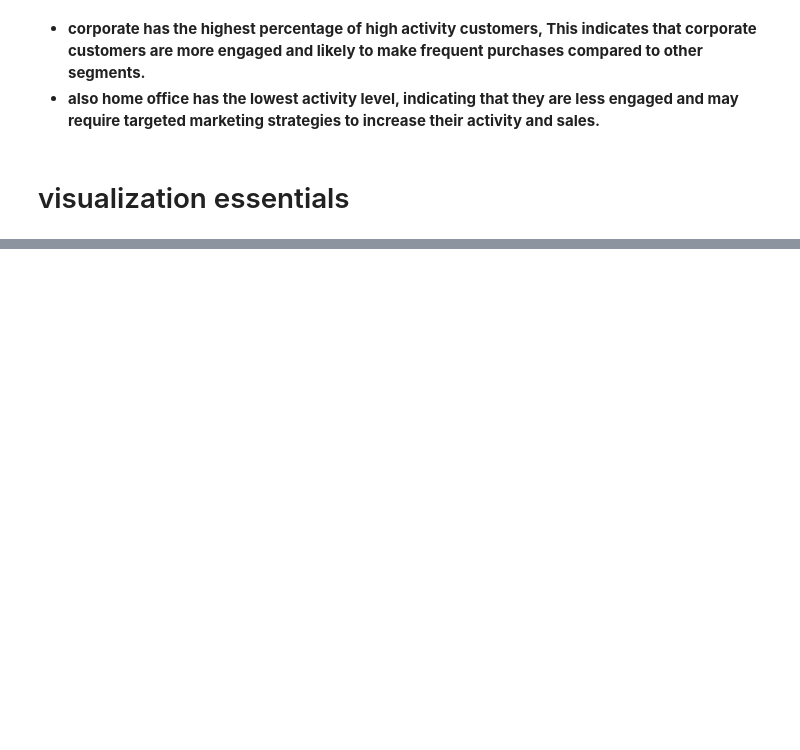
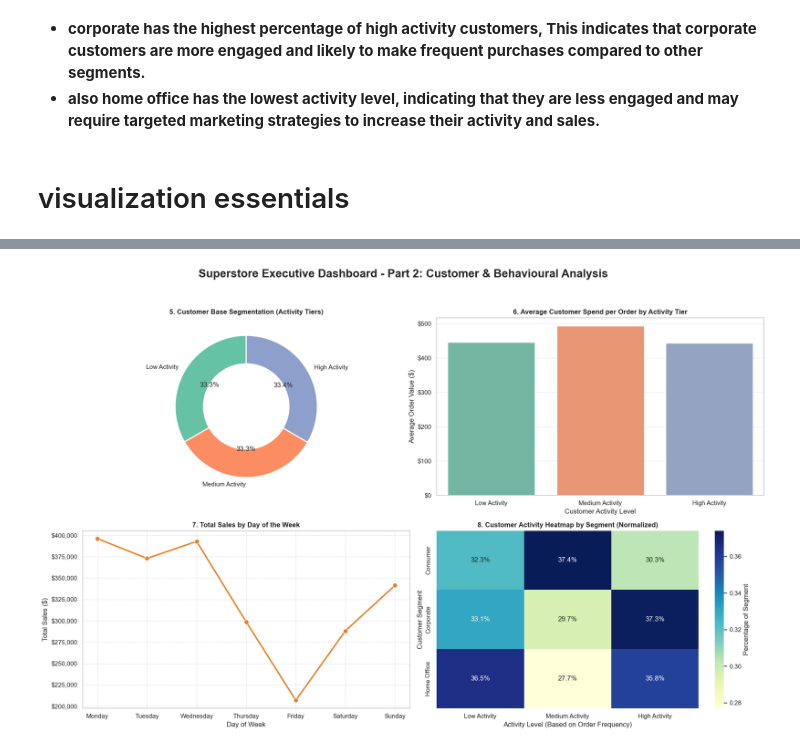
Before and after one commit to HanaAhmed90X/mini_project, a Jupyter notebook: analysis.ipynb, the cells around one changed output, grey strips where cells are left out. Saved outputs shown, nothing was run; the diff lists cells and outputs as text; code cells hidden in the pictures; blank space fills up the shorter version.

```diff
--- a/analysis.ipynb
+++ b/analysis.ipynb
@@ -618,0 +570,63 @@ NameError: name 'monthly_trend' is not defined
+# %%
+# Setup Figure for Second 4 Visuals
+fig, axes = plt.subplots(2, 2, figsize=(18, 12))
+plt.subplots_adjust(hspace=0.35, wspace=0.25)
+fig.suptitle('Superstore Executive Dashboard - Part 2: Customer & Behavioural Analysis', fontsize=20, fontweight='bold', y=0.98)
+
+# Pre-checks & Data prep
+if 'customer_df' not in globals():
+    customer_df = customer_activity_df.copy()
+
+if 'df_trend' not in globals():
+    df_trend = analyzer.df.copy()
+
+tier_order = ['Low Activity', 'Medium Activity', 'High Activity']
+
+# ---------------------------------------------------------
+# Visual 5: Customer Base Segmentation (Donut Chart)
+activity_counts = customer_df['Activity_Level'].value_counts().reindex(tier_order)
+
+axes[0, 0].pie(activity_counts, labels=activity_counts.index, autopct='%1.1f%%',
+                startangle=90, colors=sns.color_palette("Set2"), wedgeprops={'width': 0.4, 'edgecolor': 'white', 'linewidth': 2})
+axes[0, 0].set_title('5. Customer Base Segmentation (Activity Tiers)', fontsize=12, fontweight='bold')
+
+# ---------------------------------------------------------
+# Visual 6: Average Spend per Order by Activity Level (Bar Chart)
+customer_df['Avg_Order_Value_Cust'] = customer_df['Total_Spent'] / customer_df['Total_Orders']
+sns.barplot(data=customer_df, x='Activity_Level', y='Avg_Order_Value_Cust', order=tier_order,
+            hue='Activity_Level', palette='Set2', estimator=np.mean, errorbar=None, legend=False, ax=axes[0, 1])
+axes[0, 1].set_title('6. Average Customer Spend per Order by Activity Tier', fontsize=12, fontweight='bold')
+axes[0, 1].set_ylabel('Average Order Value ($)')
+axes[0, 1].set_xlabel('Customer Activity Level')
+axes[0, 1].grid(True, axis='y', linestyle='--', alpha=0.5)
+
+# ---------------------------------------------------------
+# Visual 7: Day of Week Performance (Line Chart with Markers)
+dow_order = ['Monday', 'Tuesday', 'Wednesday', 'Thursday', 'Friday', 'Saturday', 'Sunday']
+dow_sales = df_trend.groupby('Day_of_Week')['Sales'].sum().reindex(dow_order).reset_index()
+
+sns.lineplot(data=dow_sales, x='Day_of_Week', y='Sales', marker='o', markersize=8,
+             color='#e67e22', linewidth=2.5, ax=axes[1, 0])
+axes[1, 0].set_title('7. Total Sales by Day of the Week', fontsize=12, fontweight='bold')
+axes[1, 0].set_ylabel('Total Sales ($)')
+axes[1, 0].set_xlabel('Day of Week')
+axes[1, 0].grid(True, linestyle='--', alpha=0.5)
+
+# ---------------------------------------------------------
+# Visual 8: Preferred Segment by Activity Level (Heatmap)
+ct = pd.crosstab(customer_df['Preferred_Segment'], customer_df['Activity_Level'], normalize='index')
+ct = ct.reindex(columns=tier_order)
+
+sns.heatmap(ct, annot=True, fmt=".1%", cmap='YlGnBu', cbar_kws={'label': 'Percentage of Segment'}, ax=axes[1, 1])
+axes[1, 1].set_title('8. Customer Activity Heatmap by Segment (Normalized)', fontsize=12, fontweight='bold')
+axes[1, 1].set_xlabel('Activity Level (Based on Order Frequency)')
+axes[1, 1].set_ylabel('Customer Segment')
+
+# Currency Formatting
+for ax in [axes[0, 1], axes[1, 0]]:
+    ax.yaxis.set_major_formatter(StrMethodFormatter('${x:,.0f}'))
+
+plt.tight_layout(rect=[0, 0.03, 1, 0.95])
+plt.show()
+# %% [output]
+[figure, added]
```
Also changed, not shown: parts of 22 cells of this notebook.
